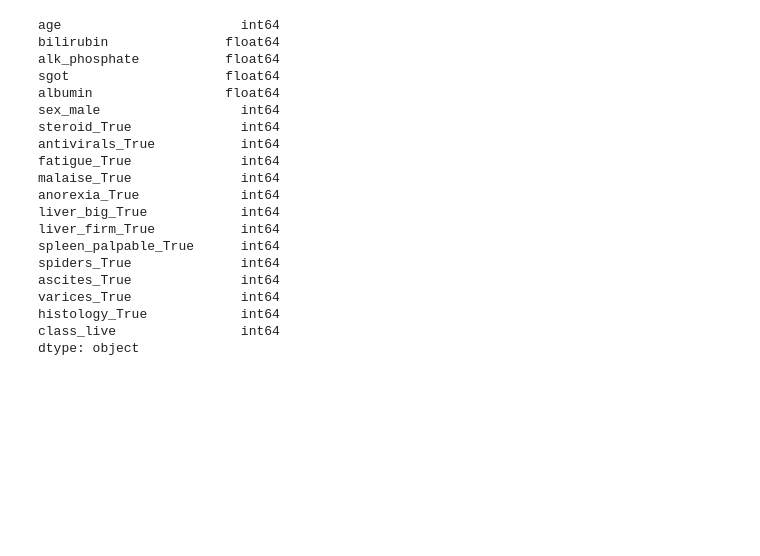
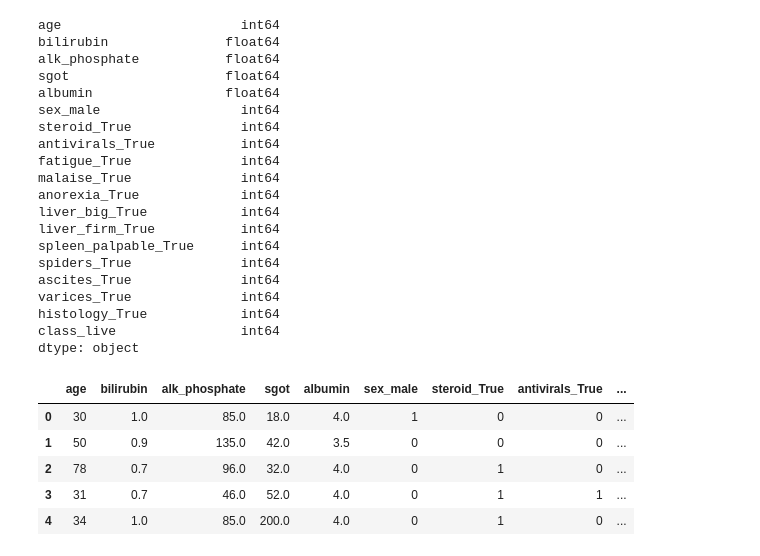
Before and after one commit to victorouma1/machine-learning-1, a Jupyter notebook: LR and SVM challenge.ipynb, the cells around one changed output. Drawn from its saved outputs; the diff is of its cells as text; code cells hidden in the pictures; blank space fills up the shorter version.

```diff
--- a/LR and SVM challenge.ipynb
+++ b/LR and SVM challenge.ipynb
@@ -264,6 +274,15 @@ varices_True              int64
 histology_True            int64
 class_live                int64
 dtype: object
+# %%
+df_2.head()
+# %% [output]
+|  | age | bilirubin | alk_phosphate | sgot | albumin | sex_male | steroid_True | antivirals_True | ... |
+| 0 | 30 | 1.0 | 85.0 | 18.0 | 4.0 | 1 | 0 | 0 | ... |
+| 1 | 50 | 0.9 | 135.0 | 42.0 | 3.5 | 0 | 0 | 0 | ... |
+| 2 | 78 | 0.7 | 96.0 | 32.0 | 4.0 | 0 | 1 | 0 | ... |
+| 3 | 31 | 0.7 | 46.0 | 52.0 | 4.0 | 0 | 1 | 1 | ... |
+| 4 | 34 | 1.0 | 85.0 | 200.0 | 4.0 | 0 | 1 | 0 | ... |
 # %%
 X = df_2.drop(columns=['class_live'])
 y = df_2['class_live']
```
Also changed, not shown: parts of 17 cells of this notebook, 3 other files.
